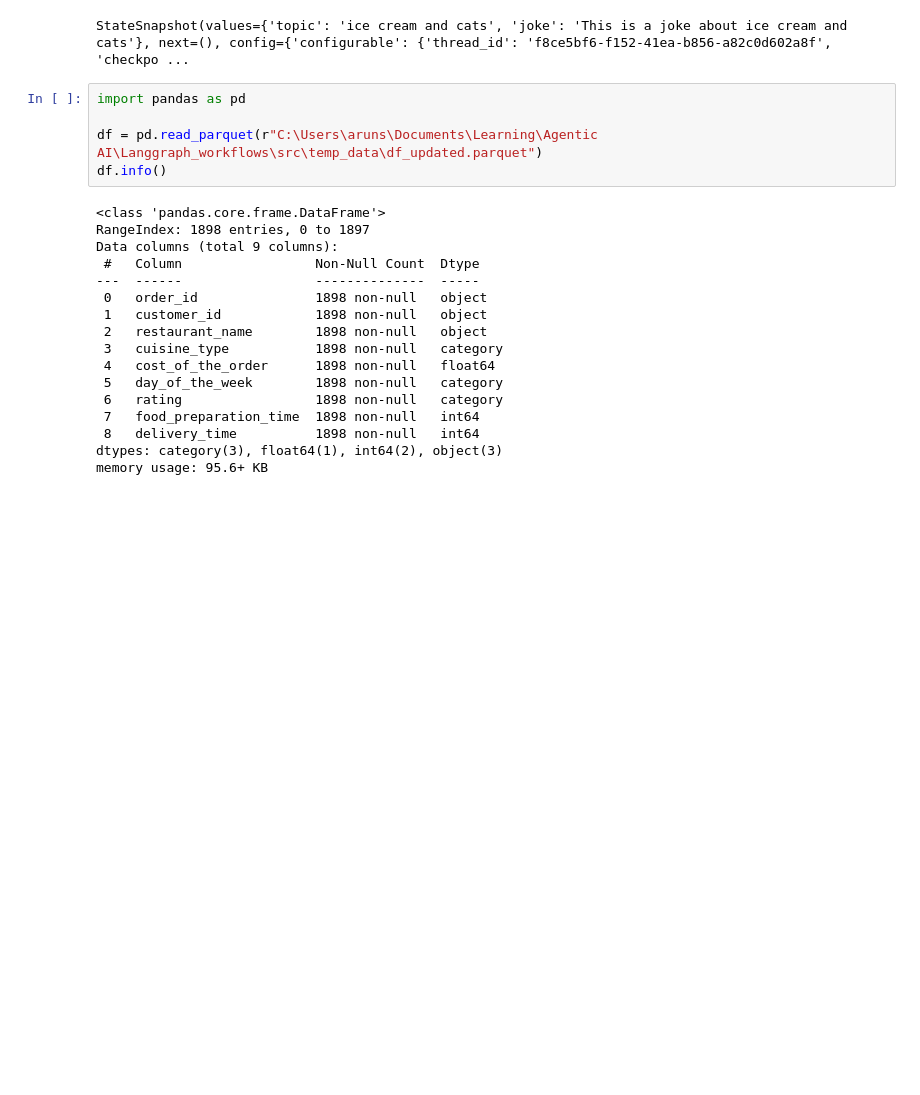
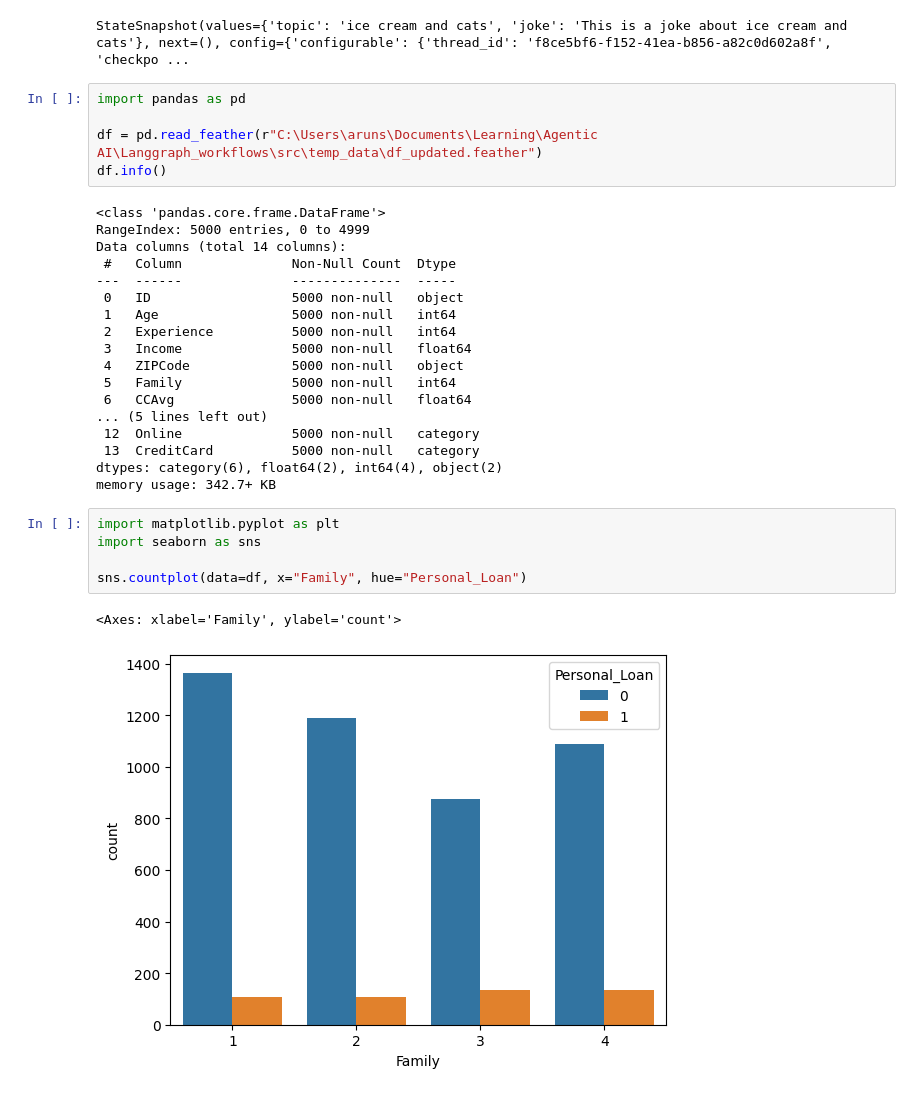
Before and after one commit to ArunSubramanian456/Agentic_AI_Exploration, a Jupyter notebook: Langgraph_workflows/src/langgraphagenticai/notebooks/test.ipynb, the cells around one changed output. Cells and saved outputs as stored; diff of their text form; blank space fills up the shorter version.

```diff
--- a/Langgraph_workflows/src/langgraphagenticai/notebooks/test.ipynb
+++ b/Langgraph_workflows/src/langgraphagenticai/notebooks/test.ipynb
@@ -1480,22 +1480,31 @@ StateSnapshot(values={'topic': 'ice cream and cats', 'joke': 'This is a joke abo
 # %%
 import pandas as pd
 
-df = pd.read_parquet(r"C:\Users\aruns\Documents\Learning\Agentic AI\Langgraph_workflows\src\temp_data\df_updated.parquet")
+df = pd.read_feather(r"C:\Users\aruns\Documents\Learning\Agentic AI\Langgraph_workflows\src\temp_data\df_updated.feather")
 df.info()
 # %% [output]
 <class 'pandas.core.frame.DataFrame'>
-RangeIndex: 1898 entries, 0 to 1897
-Data columns (total 9 columns):
- #   Column                 Non-Null Count  Dtype
----  ------                 --------------  -----
- 0   order_id               1898 non-null   object
- 1   customer_id            1898 non-null   object
- 2   restaurant_name        1898 non-null   object
- 3   cuisine_type           1898 non-null   category
- 4   cost_of_the_order      1898 non-null   float64
- 5   day_of_the_week        1898 non-null   category
- 6   rating                 1898 non-null   category
- 7   food_preparation_time  1898 non-null   int64
- 8   delivery_time          1898 non-null   int64
-dtypes: category(3), float64(1), int64(2), object(3)
-memory usage: 95.6+ KB
+RangeIndex: 5000 entries, 0 to 4999
+Data columns (total 14 columns):
+ #   Column              Non-Null Count  Dtype
+---  ------              --------------  -----
+ 0   ID                  5000 non-null   object
+ 1   Age                 5000 non-null   int64
+ 2   Experience          5000 non-null   int64
+ 3   Income              5000 non-null   float64
+ 4   ZIPCode             5000 non-null   object
+ 5   Family              5000 non-null   int64
+ 6   CCAvg               5000 non-null   float64
+... (5 lines left out)
+ 12  Online              5000 non-null   category
+ 13  CreditCard          5000 non-null   category
+dtypes: category(6), float64(2), int64(4), object(2)
+memory usage: 342.7+ KB
+# %%
+import matplotlib.pyplot as plt
+import seaborn as sns
+
+sns.countplot(data=df, x="Family", hue="Personal_Loan")
+# %% [output]
+<Axes: xlabel='Family', ylabel='count'>
+[figure, added]
```
Also changed, not shown: parts of 2 cells of this notebook, 14 other files.
